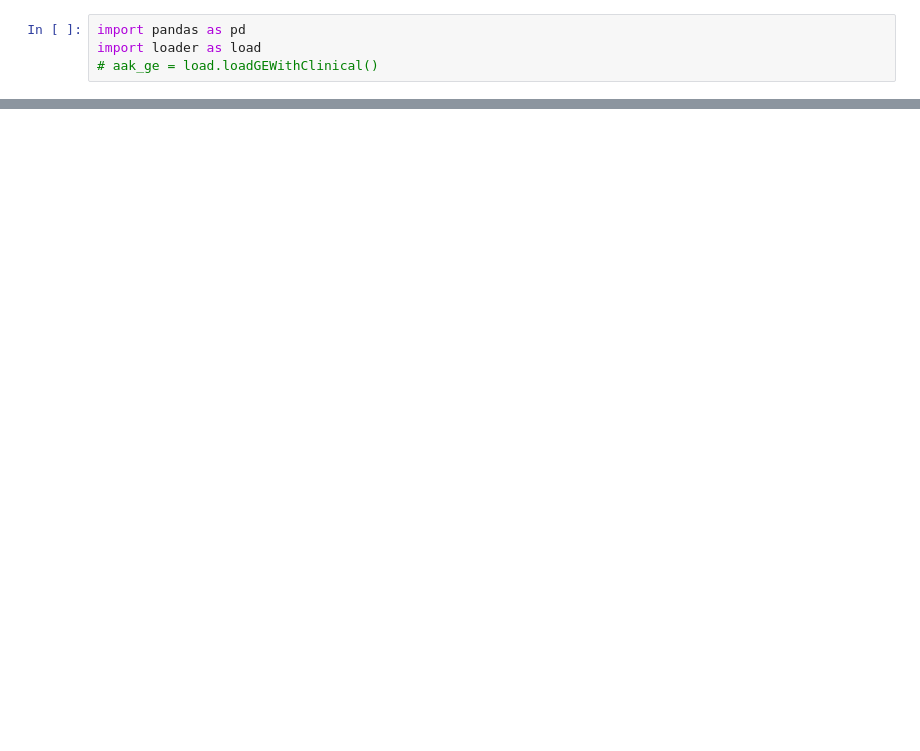
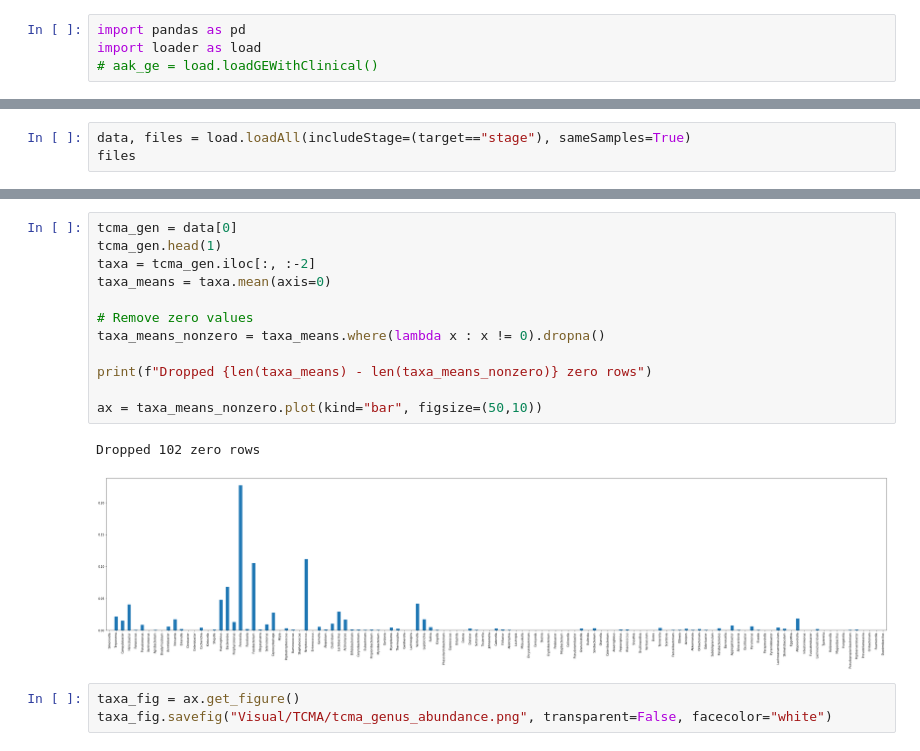
Before and after one commit to GdePaulo/Host-Microbial-Omics-Integration, a Jupyter notebook: visualization.ipynb, the cells around one changed output, grey strips where cells are left out. Drawn from its saved outputs; the diff is of its cells as text; blank space fills up the shorter version.

```diff
--- a/visualization.ipynb
+++ b/visualization.ipynb
@@ -60,0 +42,3 @@ for metric in ["precision", "recall", "f1-score"]:
+# %%
+data, files = load.loadAll(includeStage=(target=="stage"), sameSamples=True)
+files
@@ -60,0 +61,18 @@ for metric in ["precision", "recall", "f1-score"]:
+# %%
+tcma_gen = data[0]
+tcma_gen.head(1)
+taxa = tcma_gen.iloc[:, :-2]
+taxa_means = taxa.mean(axis=0)
+
+# Remove zero values
+taxa_means_nonzero = taxa_means.where(lambda x : x != 0).dropna()
+
+print(f"Dropped {len(taxa_means) - len(taxa_means_nonzero)} zero rows")
+
+ax = taxa_means_nonzero.plot(kind="bar", figsize=(50,10))
+# %% [output]
+Dropped 102 zero rows
+[figure, added]
+# %%
+taxa_fig = ax.get_figure()
+taxa_fig.savefig("Visual/TCMA/tcma_genus_abundance.png", transparent=False, facecolor="white")
```
Also changed, not shown: parts of 4 cells of this notebook.
